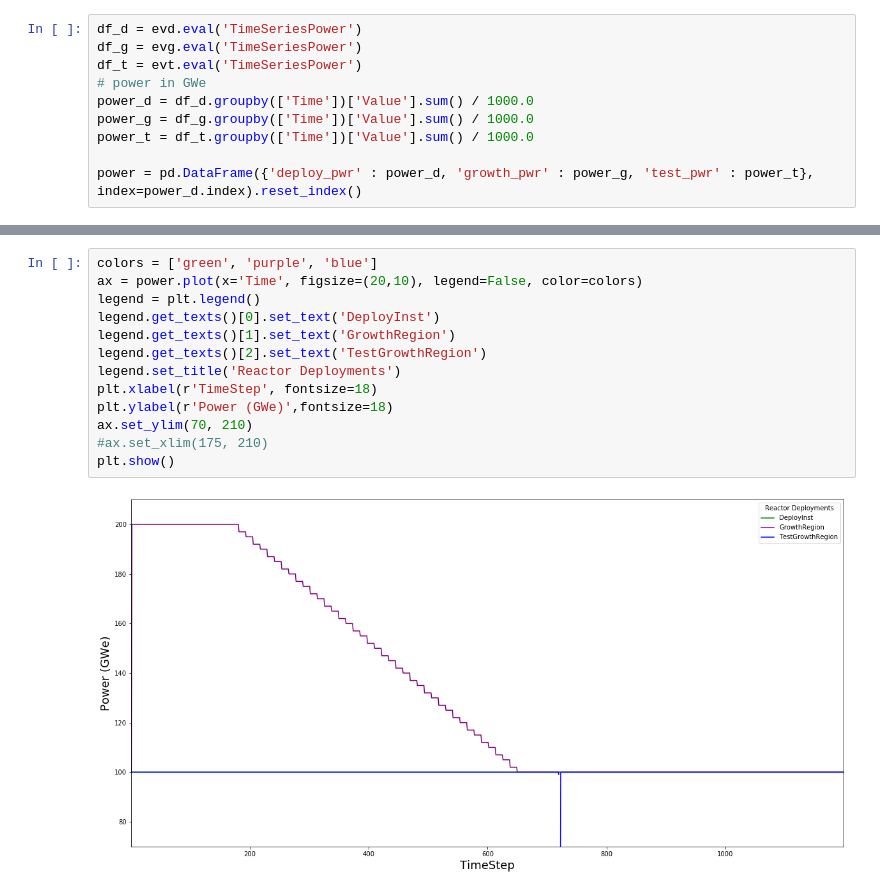
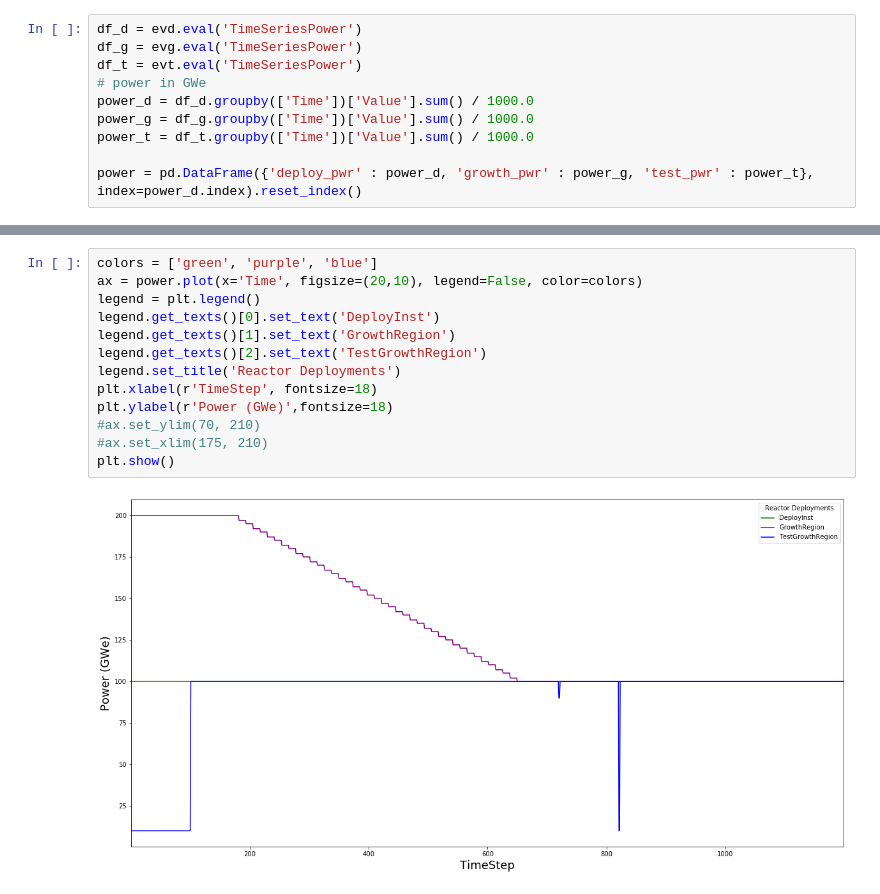
Before and after one commit to opotowsky/EG01_OPRA, a Jupyter notebook: testing_EG01.ipynb, the cells around one changed output, grey strips where cells are left out. Drawn from its saved outputs; the diff is of its cells as text.

```diff
--- a/testing_EG01.ipynb
+++ b/testing_EG01.ipynb
@@ -146,15 +146,15 @@ power
 # %%
 colors = ['green', 'purple', 'blue']
 ax = power.plot(x='Time', figsize=(20,10), legend=False, color=colors)
 legend = plt.legend()
 legend.get_texts()[0].set_text('DeployInst')
 legend.get_texts()[1].set_text('GrowthRegion')
 legend.get_texts()[2].set_text('TestGrowthRegion')
 legend.set_title('Reactor Deployments')
 plt.xlabel(r'TimeStep', fontsize=18)
 plt.ylabel(r'Power (GWe)',fontsize=18)
-ax.set_ylim(70, 210)
+#ax.set_ylim(70, 210)
 #ax.set_xlim(175, 210)
 plt.show()
 # %% [output]
-[figure, old version]
+[figure, new version]
```
Also changed, not shown: parts of 3 cells of this notebook, 2 other files.
